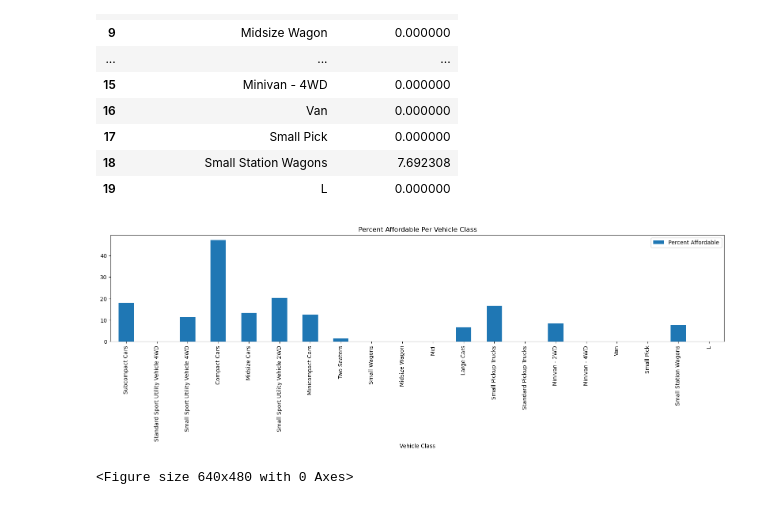
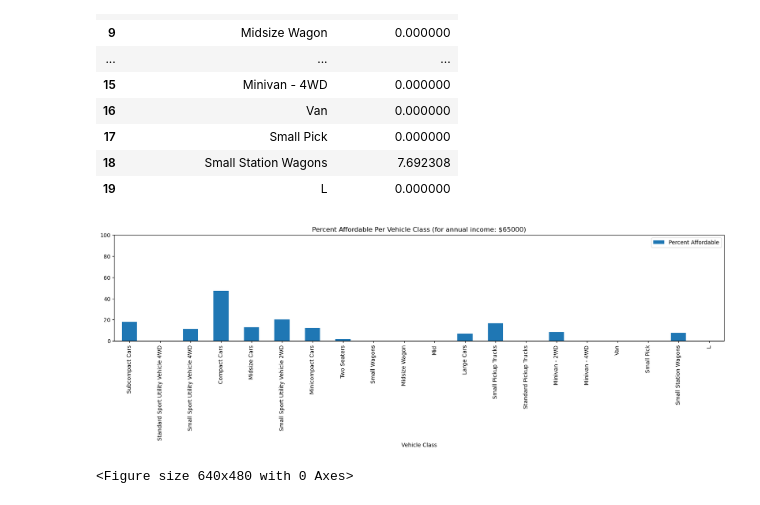
Before and after one commit to raniljoshua/Data-Analysis-Bootcamp_Project-1, a Jupyter notebook: car_payment.ipynb, the cells around one changed output. Cells and saved outputs as stored; diff of their text form; code cells hidden in the pictures.

Commit message:
Created Function to create Dataframe of affordable models for specific vehicle class, and updated bar charts

```diff
--- a/car_payment.ipynb
+++ b/car_payment.ipynb
@@ -234,0 +199,19 @@ minivan_df
+# %%
+# Function to create Dataframe of affordable models for specific vehicle class
+
+def afford_models_for_v_class(car_prices_df,v_class,interest_rate,loan_term,monthly_payment_budget):
+    v_class_df = car_prices_df.loc[car_prices_df["VClass"]==v_class]
+    v_class_afford = v_class_df.loc[monthly_pay(v_class_df["price"],interest_rate,loan_term) < monthly_payment_budget]
+    return v_class_afford
+
+interest_rate = 0.0909
+loan_term = 72
+annual_income = 65000
+monthly_income = annual_income/12
+monthly_payment_budget = monthly_income*0.1
+v_class = car_prices_df["VClass"].dropna().unique()
+print(v_class[1])
+
+# print(car_makes[0])
+affordable_v_class = afford_models_for_v_class(car_prices_df,v_class[0],interest_rate,loan_term,monthly_payment_budget)
+affordable_v_class
@@ -297,34 +299,17 @@ test
 | 18 | Small Station Wagons | 7.692308 |
 | 19 | L | 0.000000 |
 # %%
-# Assumptions:
-#   9.09% APR (Estimate based on credit rating 660-719)
-#   72 month (6-year) car loan term
-#   $65k average annual income
-#   10% of monthly income budgeted for car payment
-
-interest_rate = 0.0909
-loan_term = 72
-
-annual_income = 65000
-monthly_income = annual_income/12
-monthly_payment_budget = monthly_income*0.1
-v_class = car_prices_df["VClass"].dropna().unique()
-# print(car_makes)
-# print(v_class)
-
-percent_v_class_afford_df = percent_afford_per_vclass(car_prices_df,interest_rate,loan_term,monthly_payment_budget,v_class)
 percent_v_class_afford_df = percent_v_class_afford_df.set_index("Vehicle Class")
 # percent_v_class_afford_df
 
 # Use DataFrame.plot() in order to create a bar chart of the data
-percent_v_class_afford_df.plot(kind="bar", figsize=(20,3.5))
+percent_v_class_afford_df.plot(kind="bar", figsize=(20,3.5),ylim=(0,100))
 
 # Set a title for the chart
-plt.title("Percent Affordable Per Vehicle Class")
+plt.title(f"Percent Affordable Per Vehicle Class (for annual income: ${annual_income})")
 
 plt.show()
 plt.tight_layout()
 # %% [output]
-[figure, old version]
+[figure, new version]
 <Figure size 640x480 with 0 Axes>
```
Also changed, not shown: parts of 6 cells of this notebook.
